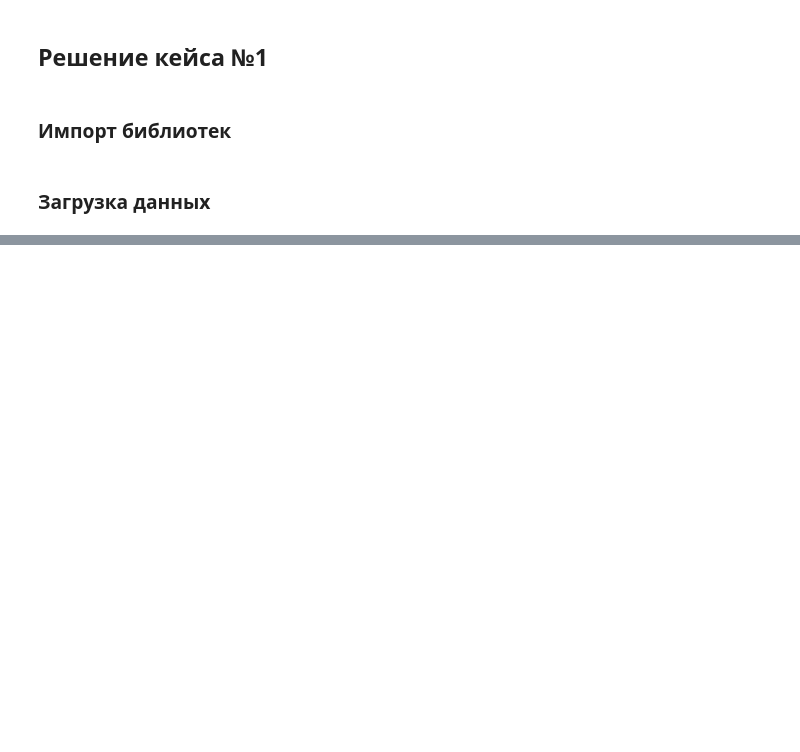
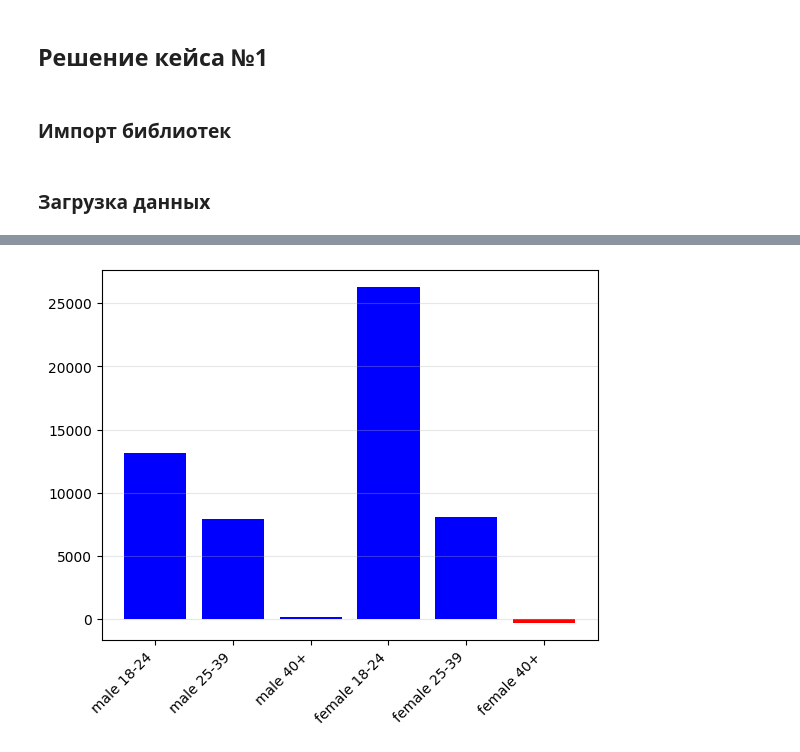
Before and after one commit to a1pha-dev/Cases-Math-Stats-Intro, a Jupyter notebook: src/main.ipynb, the cells around one changed output, grey strips where cells are left out. Saved outputs shown, nothing was run; the diff lists cells and outputs as text; code cells hidden in the pictures; blank space fills up the shorter version.

```diff
--- a/src/main.ipynb
+++ b/src/main.ipynb
@@ -21,0 +102,3 @@ df.head()
+# %%
+work_df: pd.DataFrame = df.groupby(["Gender", "AgeGroup"], observed=True).mean()["Profit"]
+work_df.head()
@@ -21,0 +113,9 @@ df.head()
+# %%
+plt.bar(list(map(lambda label: " ".join(label), work_df.index)), work_df, color=[
+    "b" if x > 0 else "r" for x in work_df
+])
+plt.xticks(rotation=45, ha='right')
+plt.grid(axis='y', alpha=0.3)
+plt.show()
+# %% [output]
+[figure, added]
```
Also changed, not shown: parts of 29 cells of this notebook, 2 other files.
